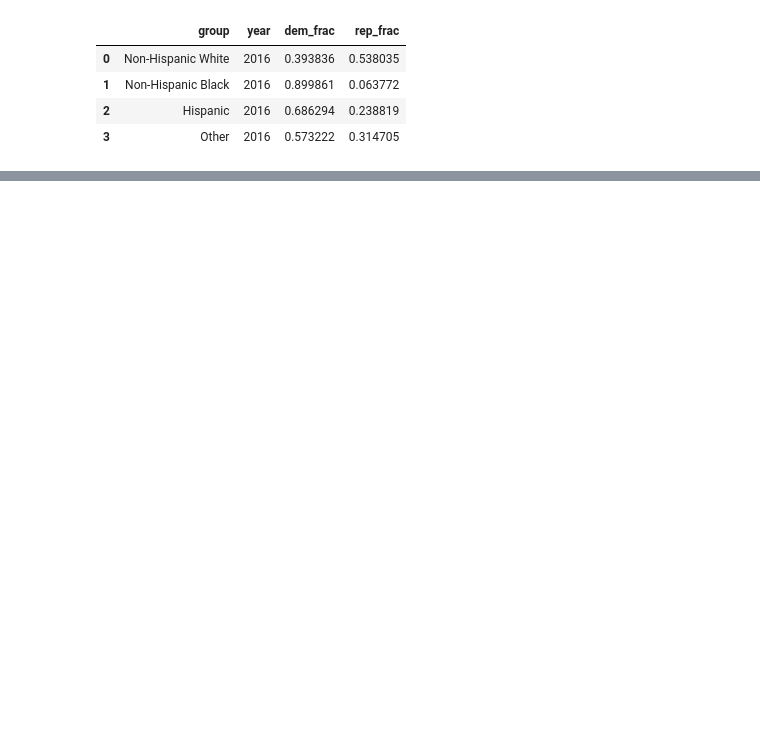
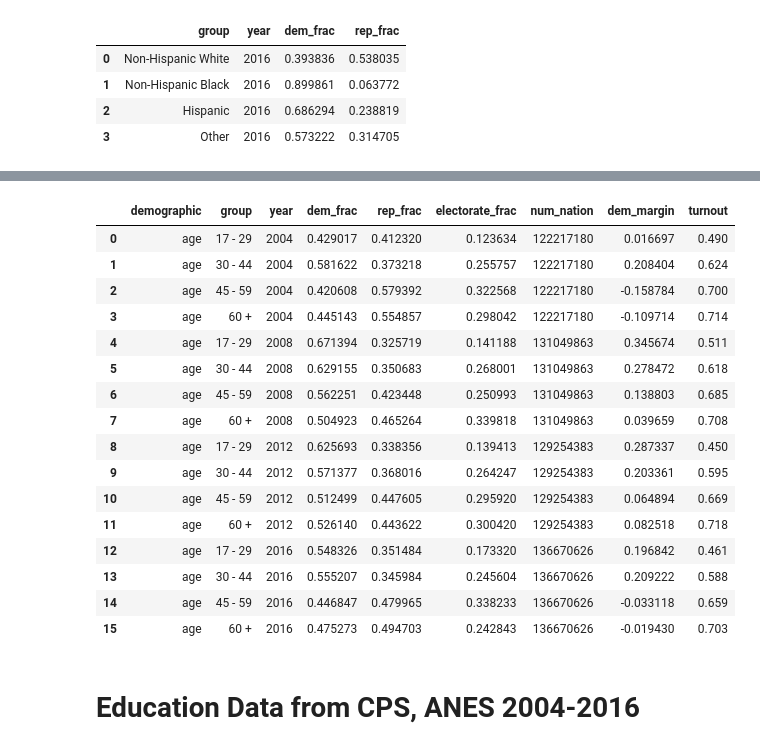
Before and after one commit to psthomas/election-vis, a Jupyter notebook: voting_national.ipynb, the cells around one changed output, grey strips where cells are left out. Cells and saved outputs as stored; diff of their text form; code cells hidden in the pictures; blank space fills up the shorter version.

```diff
--- a/voting_national.ipynb
+++ b/voting_national.ipynb
@@ -628,0 +738,12 @@ out_df[order].to_csv('./US_Race_Presidential_Results_04-16_uncorrected.csv', ind
+# %%
+baseanes2004_df = pd.read_csv('./data/anes/anes_timeseries_cdf/anes_timeseries_cdf_rawdata.txt',
+                      sep='|' )
+#, low_memory=False
+#error_bad_lines=False, warn_bad_lines=False
+
+columns = ['VCF0004', 'VCF0009z', 'VCF0104', 'VCF0102', 'VCF0110', 'VCF0705', 'VCF0702']
+labels = ['year', 'weight_postfull', 'gender', 'age','education', 'party', 'voted']
+
+baseanes2004_df = baseanes2004_df[columns]
+baseanes2004_df.rename(columns=dict(zip(columns, labels)), inplace=True)
+baseanes2004_df = baseanes2004_df[baseanes2004_df['year'].isin([2004,2008,2012])]
@@ -628,0 +1043,59 @@ out_df[order].to_csv('./US_Race_Presidential_Results_04-16_uncorrected.csv', ind
+# %%
+#Turnout by age, CPS
+#Source: http://www.electproject.org/home/voter-turnout/demographics
+# Corrected for response bias
+# age_turnout = StringIO("""
+#     2016	2012	2008	2004
+# 18-29	43.4	40.9	48.4	45.0
+# 30-44	56.9	56.2	60.7	59.5
+# 45-59	66.2	66.0	69.5	69.0
+# 60+	71.4	71.2	71.0	69.7
+# """)
+# Uncorrected for response bias
+age_turnout = StringIO("""
+group	2016	2012	2008	2004
+17 - 29	46.1	45.0	51.1	49.0
+30 - 44	58.8	59.5	61.8	62.4
+45 - 59	65.9	66.9	68.5	70.0
+60 +	70.3	71.8	70.8	71.4
+""")
+
+ageturnout_df = pd.read_csv(age_turnout, sep='\t')
+ageturnout_df = pd.melt(ageturnout_df, id_vars=["group"],
+                  var_name="year", value_name="turnout")
+ageturnout_df = ageturnout_df.apply(pd.to_numeric, errors='ignore', axis=0)
+ageturnout_df['turnout'] = ageturnout_df['turnout']/100
+
+age_df = pd.concat([age2004_df, age2016_df])
+age_df = age_df.merge(ageturnout_df, on=['group','year'])
+
+#Add in number in electorate
+electorate_df = national_df[['year','num_nation']]
+age_df = age_df.merge(electorate_df, on='year', how='left')
+
+age_df['dem_margin'] = age_df['dem_frac'] - age_df['rep_frac']
+
+order = ['demographic','group', 'year','dem_frac','rep_frac','electorate_frac', 'num_nation', 'dem_margin', 'turnout']
+age_df = age_df[order]
+
+age_df
+# %% [output]
+|  | demographic | group | year | dem_frac | rep_frac | electorate_frac | num_nation | dem_margin | turnout |
+| 0 | age | 17 - 29 | 2004 | 0.429017 | 0.412320 | 0.123634 | 122217180 | 0.016697 | 0.490 |
+| 1 | age | 30 - 44 | 2004 | 0.581622 | 0.373218 | 0.255757 | 122217180 | 0.208404 | 0.624 |
+| 2 | age | 45 - 59 | 2004 | 0.420608 | 0.579392 | 0.322568 | 122217180 | -0.158784 | 0.700 |
+| 3 | age | 60 + | 2004 | 0.445143 | 0.554857 | 0.298042 | 122217180 | -0.109714 | 0.714 |
+| 4 | age | 17 - 29 | 2008 | 0.671394 | 0.325719 | 0.141188 | 131049863 | 0.345674 | 0.511 |
+| 5 | age | 30 - 44 | 2008 | 0.629155 | 0.350683 | 0.268001 | 131049863 | 0.278472 | 0.618 |
+| 6 | age | 45 - 59 | 2008 | 0.562251 | 0.423448 | 0.250993 | 131049863 | 0.138803 | 0.685 |
+| 7 | age | 60 + | 2008 | 0.504923 | 0.465264 | 0.339818 | 131049863 | 0.039659 | 0.708 |
+| 8 | age | 17 - 29 | 2012 | 0.625693 | 0.338356 | 0.139413 | 129254383 | 0.287337 | 0.450 |
+| 9 | age | 30 - 44 | 2012 | 0.571377 | 0.368016 | 0.264247 | 129254383 | 0.203361 | 0.595 |
+| 10 | age | 45 - 59 | 2012 | 0.512499 | 0.447605 | 0.295920 | 129254383 | 0.064894 | 0.669 |
+| 11 | age | 60 + | 2012 | 0.526140 | 0.443622 | 0.300420 | 129254383 | 0.082518 | 0.718 |
+| 12 | age | 17 - 29 | 2016 | 0.548326 | 0.351484 | 0.173320 | 136670626 | 0.196842 | 0.461 |
+| 13 | age | 30 - 44 | 2016 | 0.555207 | 0.345984 | 0.245604 | 136670626 | 0.209222 | 0.588 |
+| 14 | age | 45 - 59 | 2016 | 0.446847 | 0.479965 | 0.338233 | 136670626 | -0.033118 | 0.659 |
+| 15 | age | 60 + | 2016 | 0.475273 | 0.494703 | 0.242843 | 136670626 | -0.019430 | 0.703 |
+# %% [markdown]
+# Education Data from CPS, ANES 2004-2016
```
Also changed, not shown: parts of 25 cells of this notebook.
